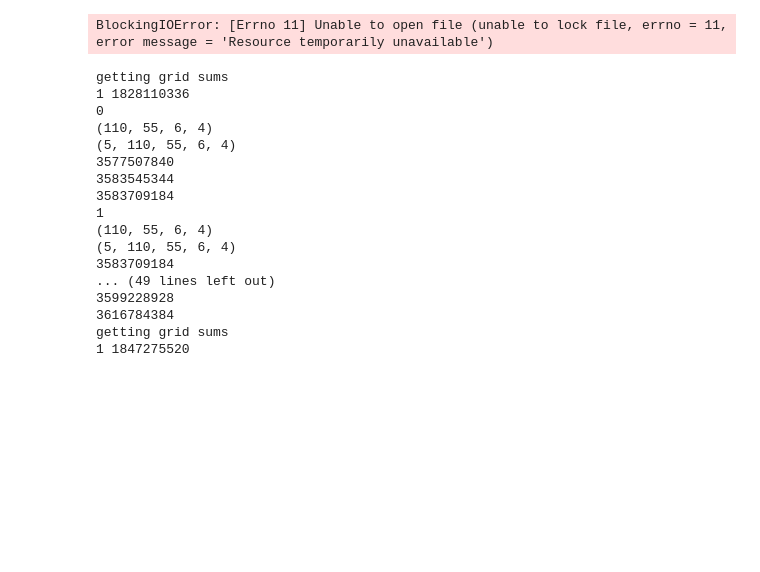
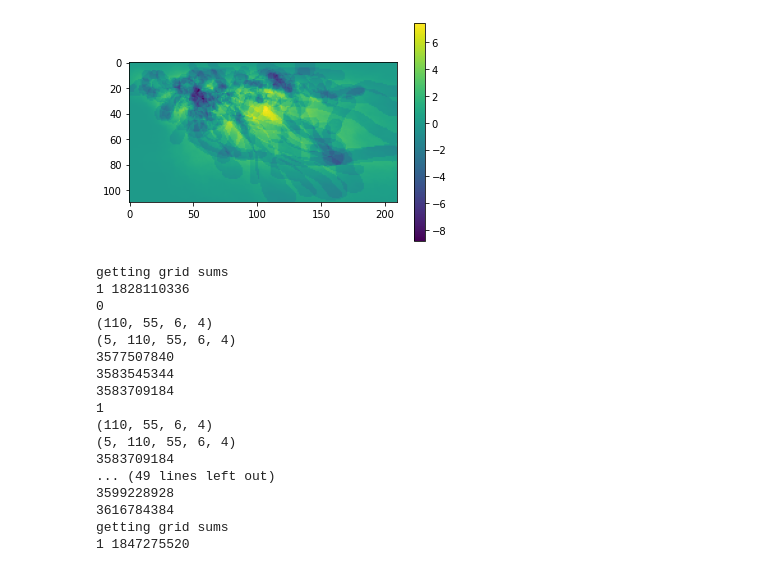
Before and after one commit to EMPIRIC2/EMPIRIC_TC, a Jupyter notebook: check_data_generation.ipynb, the cells around one changed output. Saved outputs shown, nothing was run; the diff lists cells and outputs as text; code cells hidden in the pictures; blank space fills up the shorter version.

```diff
--- a/check_data_generation.ipynb
+++ b/check_data_generation.ipynb
@@ -1,32 +1,40 @@
 # %%
 import h5py
 import numpy as np
 import matplotlib.pyplot as plt
 
 data_file_path = "/nesi/project/uoa03669/ewin313/storm_data/v3/AllData_1713326775.7941182.hdf5"
 with h5py.File(data_file_path, 'r+') as file:
     grids = file["validation_grids"]
     genesis = file["train_genesis"]
+    means = file["validation_means"]
+
+    plt.imshow(means[1] - np.flipud(np.sum(grids[1,0,:,:,0:4], axis=(-1,-2))))
+    plt.colorbar()
+    plt.show()
+
+    '''
     plt.imshow(np.sum(genesis[0], axis=0))
     plt.show()
     #print(grids[0])
     print(grids.shape)
     plt.imshow(np.sum(grids[0,1,:,:,0,:], axis=-1))
     print(np.max(np.sum(grids[0,1,:,:,0,:], axis=-1)))
     #plt.imshow(np.median(np.sum(np.sum(grids[0], axis=-2)[:,:,:,4:6], axis=-1), axis=0))
     plt.show()
     plt.imshow(np.mean(np.sum(np.sum(grids[0], axis=-2)[:,:,:,4:6], axis=-1), axis=0))
     plt.show()
     plt.imshow(np.quantile(np.sum(np.sum(grids[0], axis=-2)[:,:,:,4:6], axis=-1), 0.7, axis=0))
     plt.show()
     plt.imshow(np.max(np.sum(np.sum(grids[0], axis=-2)[:,:,:,4:6], axis=-1), axis=0))
     plt.show()
     print(np.max(np.mean(np.sum(np.sum(grids[0], axis=-2)[:,:,:,4:6], axis=-1), axis=0)))
     print(np.unravel_index(np.argmax(grids[0,:,:]), grids[0].shape))
     print(np.max(np.sum(grids[0], axis=-2)[6,:,:,5]))
     #print(np.count_nonzero(grids[0,:,:,:,:,0]))
+    '''
 # %% [output]
-BlockingIOError: [Errno 11] Unable to open file (unable to lock file, errno = 11, error message = 'Resource temporarily unavailable')
+[figure, added]
 # %%
 from psutil import Process
 import numpy as np
```
Also changed, not shown: 26 other files.
